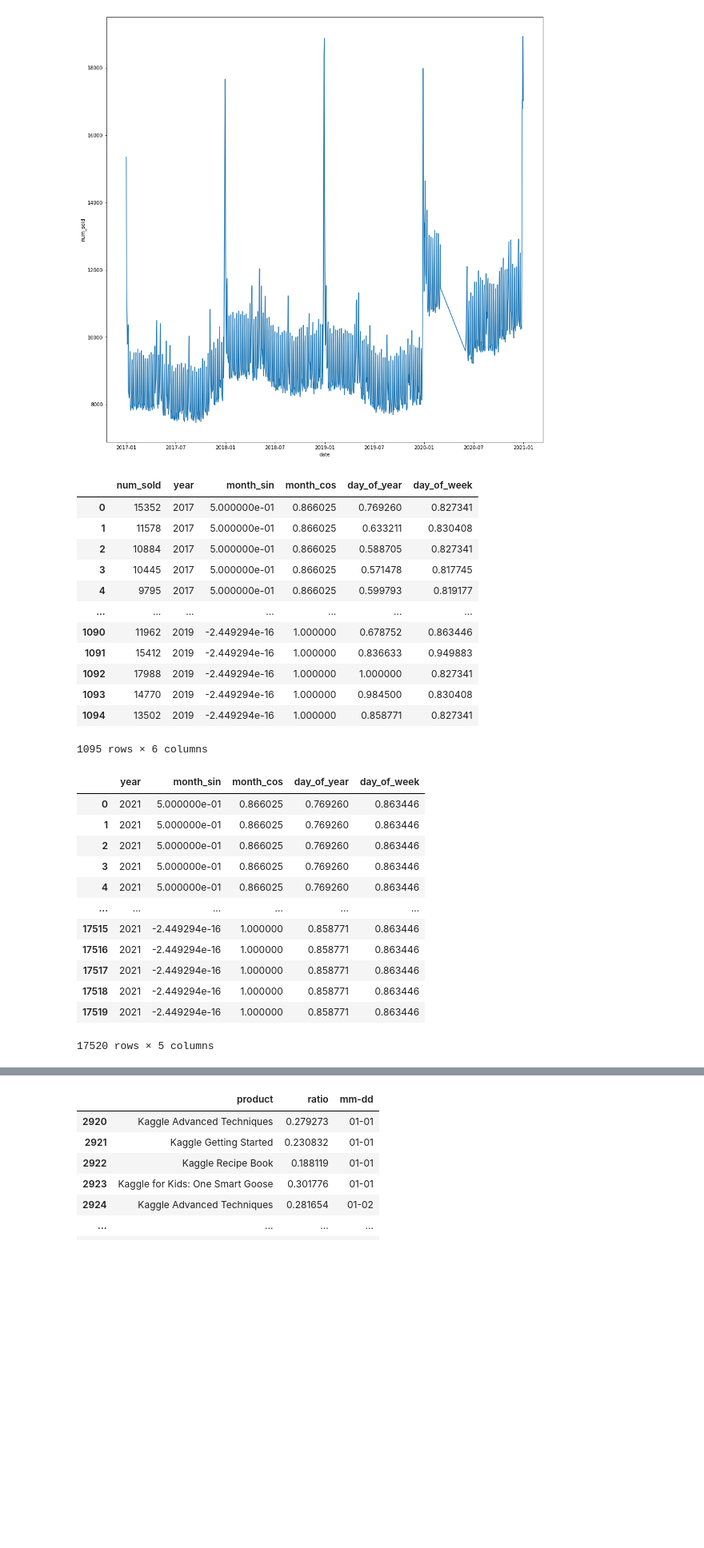
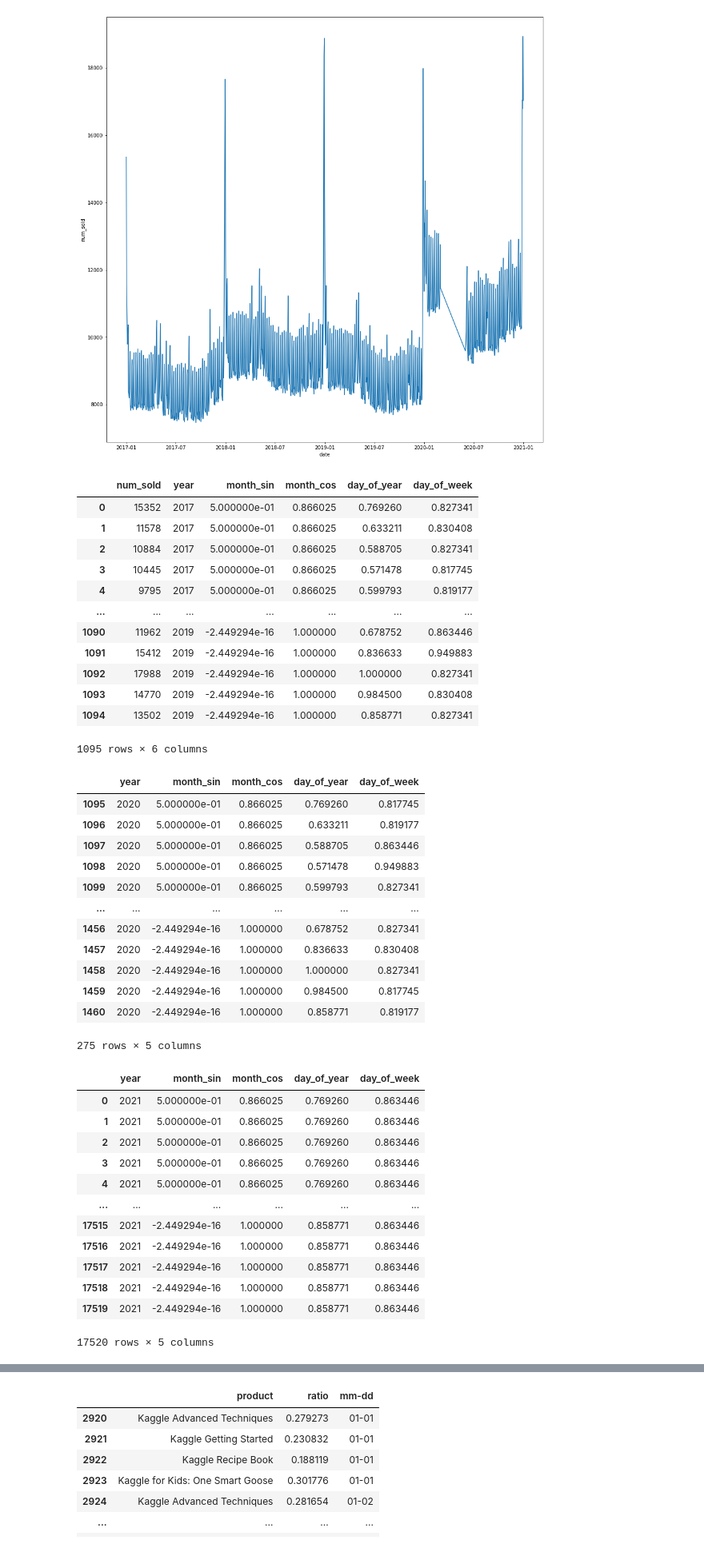
Before and after one commit to vs-sat-dev/Tabular-Playground-Series-09-2022, a Jupyter notebook: notebook.ipynb, the cells around one changed output, grey strips where cells are left out. Shown at 80% size. Cells and saved outputs as stored; diff of their text form; code cells hidden in the pictures; blank space fills up the shorter version.

```diff
--- a/notebook.ipynb
+++ b/notebook.ipynb
@@ -216,7 +216,7 @@ def feature_engineering(df, week_day_dict, year_day_dict):
     new_df['day_of_week'] = new_df['date'].dt.day_of_week
 
     #new_df = new_df.loc[~(new_df['date'] == '2020-02-29')]
-    new_df = new_df.loc[(new_df['date'] < '2020-01-01') | (new_df['date'] > '2020-12-31')]
+    #new_df = new_df.loc[(new_df['date'] < '2020-01-01') | (new_df['date'] > '2020-12-31')]
     new_df['day_of_year'] = new_df.apply(lambda x: x['day_of_year'] if ((x['date'] < pd.Timestamp('2020-02-29')) | (x['date'] >= pd.Timestamp('2021-01-01'))) else x['day_of_year'] - 1, axis=1)
 
     if 'num_sold' in new_df.columns:
@@ -247,38 +247,53 @@ def feature_engineering(df, week_day_dict, year_day_dict):
 # %%
 week_day_dict = dict()
 year_day_dict = dict()
-#year_weight = df_new_train.loc[((df_new_train['date'] >= '2020-06-01') & (df_new_train['date'] < '2021-01-01')), 'num_sold'].sum() / df_new_train.loc[((df_new_train['date'] >= '2019-06-01') & (df_new_train['date'] < '2020-01-01')), 'num_sold'].sum()
-df_final_train = feature_engineering(df_new_train, week_day_dict, year_day_dict)
+df_new_val = df_new_train.loc[(df_new_train['date'] >= '2020-01-01')]
+df_final_train = feature_engineering(df_new_train.loc[(df_new_train['date'] < '2020-01-01')], week_day_dict, year_day_dict)
+df_final_val = feature_engineering(df_new_val.drop(columns='num_sold'), week_day_dict, year_day_dict)
 df_final_test = feature_engineering(df_test.drop(columns=['country', 'store', 'product', 'row_id']), week_day_dict, year_day_dict)
 display(df_final_train)
+display(df_final_val)
 display(df_final_test)
 # %% [output]
 |  | num_sold | year | month_sin | month_cos | day_of_year | day_of_week |
 | 0 | 15352 | 2017 | 5.000000e-01 | 0.866025 | 0.769260 | 0.827341 |
 | 1 | 11578 | 2017 | 5.000000e-01 | 0.866025 | 0.633211 | 0.830408 |
 | 2 | 10884 | 2017 | 5.000000e-01 | 0.866025 | 0.588705 | 0.827341 |
 | 3 | 10445 | 2017 | 5.000000e-01 | 0.866025 | 0.571478 | 0.817745 |
 | 4 | 9795 | 2017 | 5.000000e-01 | 0.866025 | 0.599793 | 0.819177 |
 | ... | ... | ... | ... | ... | ... | ... |
 | 1090 | 11962 | 2019 | -2.449294e-16 | 1.000000 | 0.678752 | 0.863446 |
 | 1091 | 15412 | 2019 | -2.449294e-16 | 1.000000 | 0.836633 | 0.949883 |
 | 1092 | 17988 | 2019 | -2.449294e-16 | 1.000000 | 1.000000 | 0.827341 |
 | 1093 | 14770 | 2019 | -2.449294e-16 | 1.000000 | 0.984500 | 0.830408 |
 | 1094 | 13502 | 2019 | -2.449294e-16 | 1.000000 | 0.858771 | 0.827341 |
 1095 rows × 6 columns
 |  | year | month_sin | month_cos | day_of_year | day_of_week |
-| 0 | 2021 | 5.000000e-01 | 0.866025 | 0.769260 | 0.863446 |
-| 1 | 2021 | 5.000000e-01 | 0.866025 | 0.769260 | 0.863446 |
-| 2 | 2021 | 5.000000e-01 | 0.866025 | 0.769260 | 0.863446 |
-| 3 | 2021 | 5.000000e-01 | 0.866025 | 0.769260 | 0.863446 |
-| 4 | 2021 | 5.000000e-01 | 0.866025 | 0.769260 | 0.863446 |
+| 1095 | 2020 | 5.000000e-01 | 0.866025 | 0.769260 | 0.817745 |
+| 1096 | 2020 | 5.000000e-01 | 0.866025 | 0.633211 | 0.819177 |
+| 1097 | 2020 | 5.000000e-01 | 0.866025 | 0.588705 | 0.863446 |
+| 1098 | 2020 | 5.000000e-01 | 0.866025 | 0.571478 | 0.949883 |
+| 1099 | 2020 | 5.000000e-01 | 0.866025 | 0.599793 | 0.827341 |
 | ... | ... | ... | ... | ... | ... |
-| 17515 | 2021 | -2.449294e-16 | 1.000000 | 0.858771 | 0.863446 |
-| 17516 | 2021 | -2.449294e-16 | 1.000000 | 0.858771 | 0.863446 |
-| 17517 | 2021 | -2.449294e-16 | 1.000000 | 0.858771 | 0.863446 |
-| 17518 | 2021 | -2.449294e-16 | 1.000000 | 0.858771 | 0.863446 |
-| 17519 | 2021 | -2.449294e-16 | 1.000000 | 0.858771 | 0.863446 |
+| 1456 | 2020 | -2.449294e-16 | 1.000000 | 0.678752 | 0.827341 |
+| 1457 | 2020 | -2.449294e-16 | 1.000000 | 0.836633 | 0.830408 |
+| 1458 | 2020 | -2.449294e-16 | 1.000000 | 1.000000 | 0.827341 |
+| 1459 | 2020 | -2.449294e-16 | 1.000000 | 0.984500 | 0.817745 |
+| 1460 | 2020 | -2.449294e-16 | 1.000000 | 0.858771 | 0.819177 |
-17520 rows × 5 columns
+275 rows × 5 columns
+|  | year | month_sin | month_cos | day_of_year | day_of_week |
+| 0 | 2021 | 5.000000e-01 | 0.866025 | 0.769260 | 0.863446 |
+| 1 | 2021 | 5.000000e-01 | 0.866025 | 0.769260 | 0.863446 |
+| 2 | 2021 | 5.000000e-01 | 0.866025 | 0.769260 | 0.863446 |
+| 3 | 2021 | 5.000000e-01 | 0.866025 | 0.769260 | 0.863446 |
+| 4 | 2021 | 5.000000e-01 | 0.866025 | 0.769260 | 0.863446 |
+| ... | ... | ... | ... | ... | ... |
+| 17515 | 2021 | -2.449294e-16 | 1.000000 | 0.858771 | 0.863446 |
+| 17516 | 2021 | -2.449294e-16 | 1.000000 | 0.858771 | 0.863446 |
+| 17517 | 2021 | -2.449294e-16 | 1.000000 | 0.858771 | 0.863446 |
+| 17518 | 2021 | -2.449294e-16 | 1.000000 | 0.858771 | 0.863446 |
+| 17519 | 2021 | -2.449294e-16 | 1.000000 | 0.858771 | 0.863446 |
+17520 rows × 5 columns
 # %%
 x_train = df_final_train.drop(columns='num_sold')
 y_train = df_final_train['num_sold']
```
Also changed, not shown: parts of 11 cells of this notebook.
